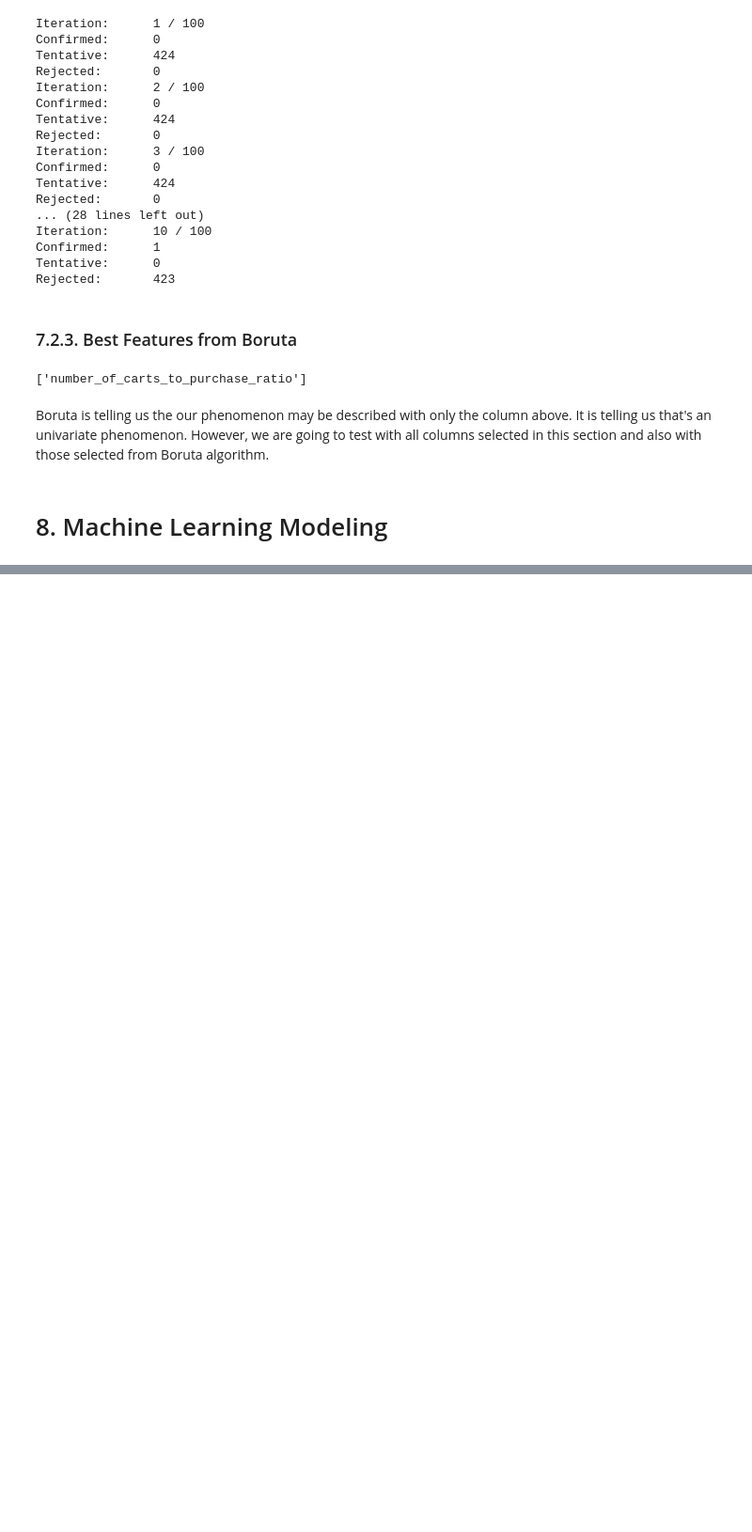
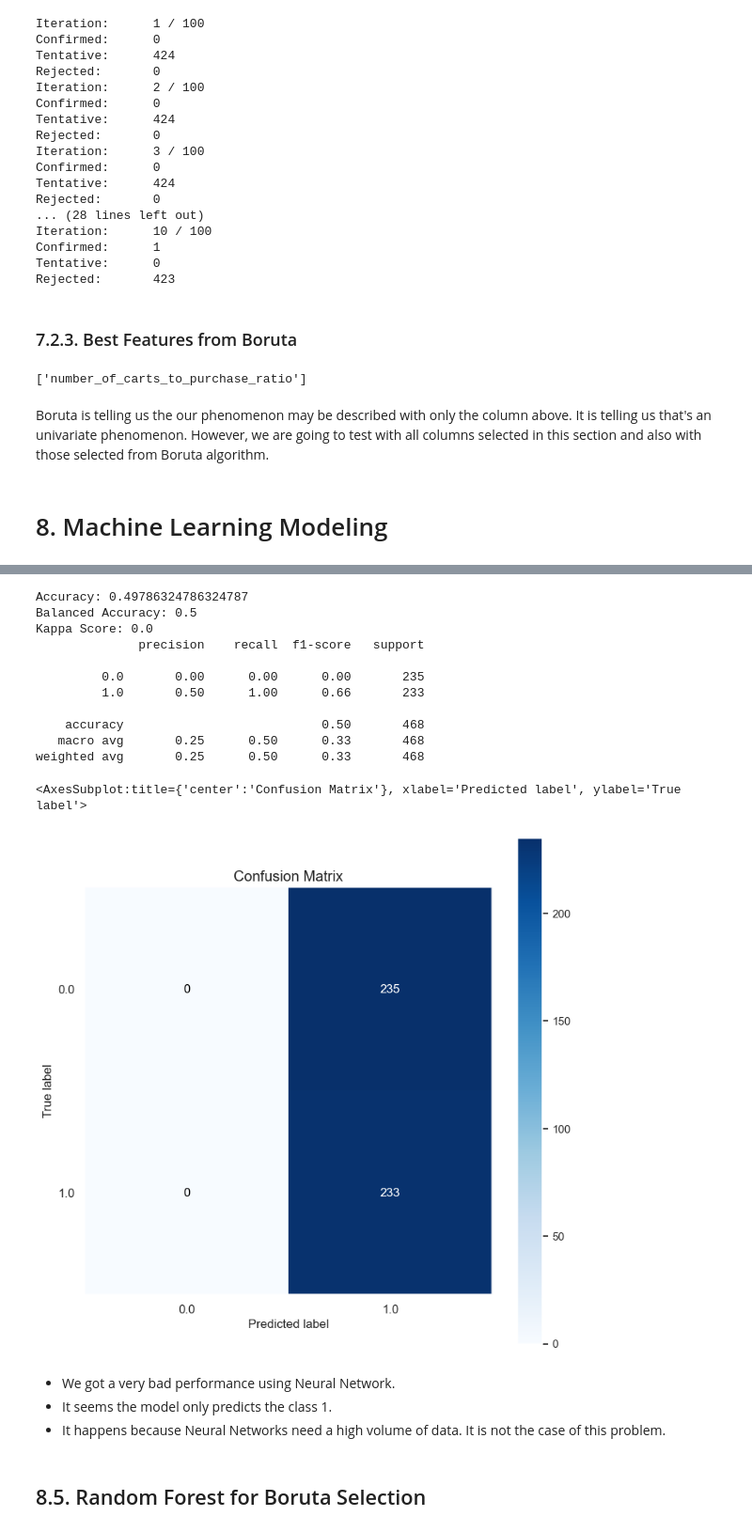
Before and after one commit to lucasquemelli/customer_propensity_purchase, a Jupyter notebook: customer_propensity_purchase.ipynb, the cells around one changed output, grey strips where cells are left out. Shown at 94% size. Drawn from its saved outputs; the diff is of its cells as text; code cells hidden in the pictures; blank space fills up the shorter version.

```diff
--- a/customer_propensity_purchase.ipynb
+++ b/customer_propensity_purchase.ipynb
@@ -2682,0 +2778,3 @@ Boruta is telling us the our phenomenon may be described with only the column ab
+# %%
+x_train = X_train.copy()
+x_test = X_test.copy()
@@ -2682,0 +2808,4 @@ Boruta is telling us the our phenomenon may be described with only the column ab
+# %%
+# Baseline model
+logreg = LogisticRegression(class_weight='balanced', random_state=123)
+logreg.fit(x_train,y_train)
@@ -2682,0 +2915,3 @@ Boruta is telling us the our phenomenon may be described with only the column ab
+# %%
+# y train for neural network
+y_train_nn = y_train.values.reshape(-1, 1)
@@ -2682,0 +2976,13 @@ Boruta is telling us the our phenomenon may be described with only the column ab
+# %%
+# prediction
+pred_nn = model.predict(x_test)
+
+# invert prediction - going back to the categorical attributes
+# real prediction
+#yhat_nn = ohe.inverse_transform(pred_nn)
+yhat_nn = pred_nn
+
+
+# prediction prepare
+y_test_nn = y_test.to_numpy()
+yhat_nn = yhat_nn.reshape(1, -1)[0]
@@ -2682,0 +2991,38 @@ Boruta is telling us the our phenomenon may be described with only the column ab
+# %%
+# Accuracy
+acc_nn = m.accuracy_score(y_test_nn, yhat_nn)
+print('Accuracy: {}'.format(acc_nn))
+
+# Balanced Accuray
+balanced_acc_nn = m.balanced_accuracy_score( y_test_nn, yhat_nn)
+print('Balanced Accuracy: {}'.format(balanced_acc_nn))
+
+# Kappa Metrics
+kappa_nn = m.cohen_kappa_score(y_test_nn, yhat_nn)
+print('Kappa Score: {}'.format(kappa_nn))
+
+# Classification report
+print(m.classification_report(y_test_nn, yhat_nn))
+
+# Confusion Matrix
+mt.plot_confusion_matrix(y_test_nn, yhat_nn, normalize=False, figsize=(9,9))
+# %% [output]
+Accuracy: 0.49786324786324787
+Balanced Accuracy: 0.5
+Kappa Score: 0.0
+              precision    recall  f1-score   support
+
+         0.0       0.00      0.00      0.00       235
+         1.0       0.50      1.00      0.66       233
+
+    accuracy                           0.50       468
+   macro avg       0.25      0.50      0.33       468
+weighted avg       0.25      0.50      0.33       468
+<AxesSubplot:title={'center':'Confusion Matrix'}, xlabel='Predicted label', ylabel='True label'>
+[figure, added]
+# %% [markdown]
+- We got a very bad performance using Neural Network.
+- It seems the model only predicts the class 1.
+- It happens because Neural Networks need a high volume of data. It is not the case of this problem.
+# %% [markdown]
+## 8.5. Random Forest for Boruta Selection
```
Also changed, not shown: parts of 83 cells of this notebook.
